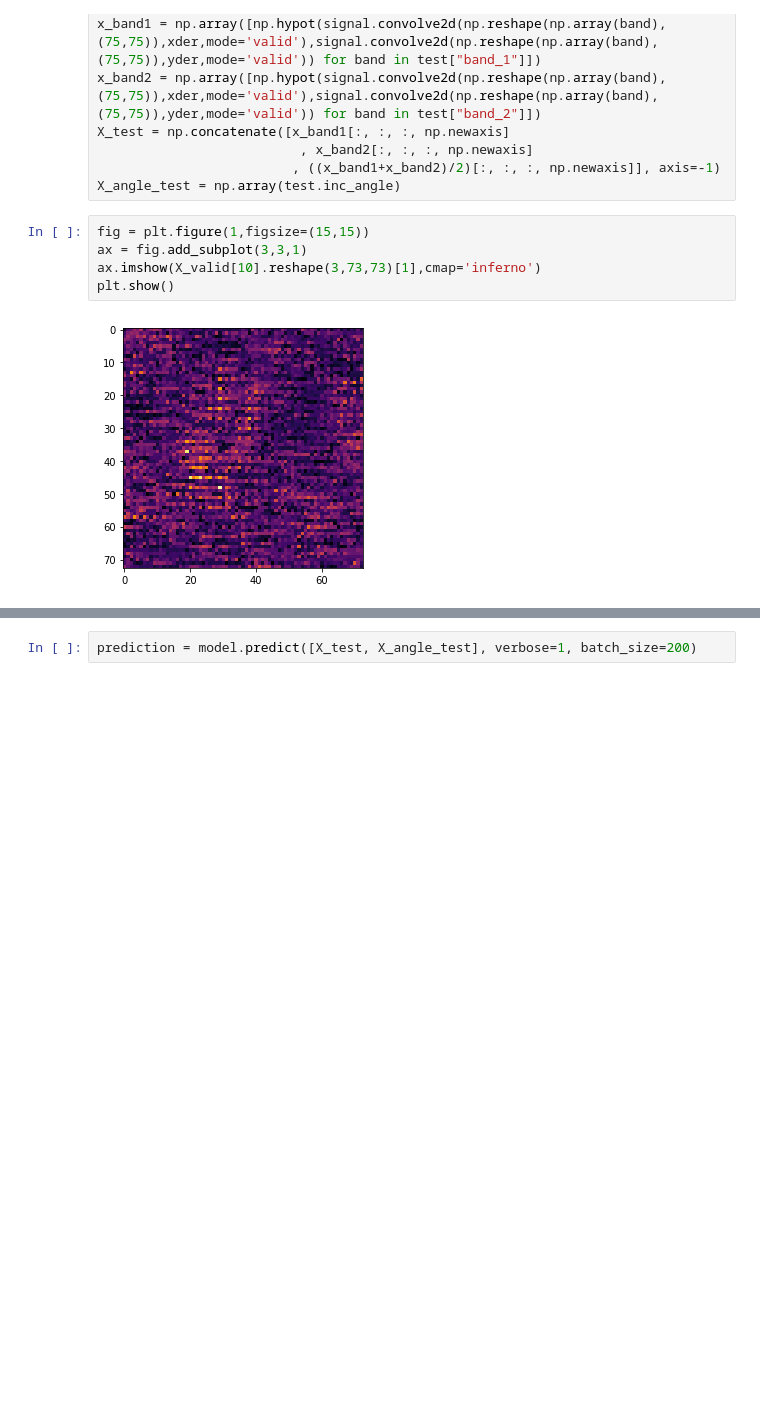
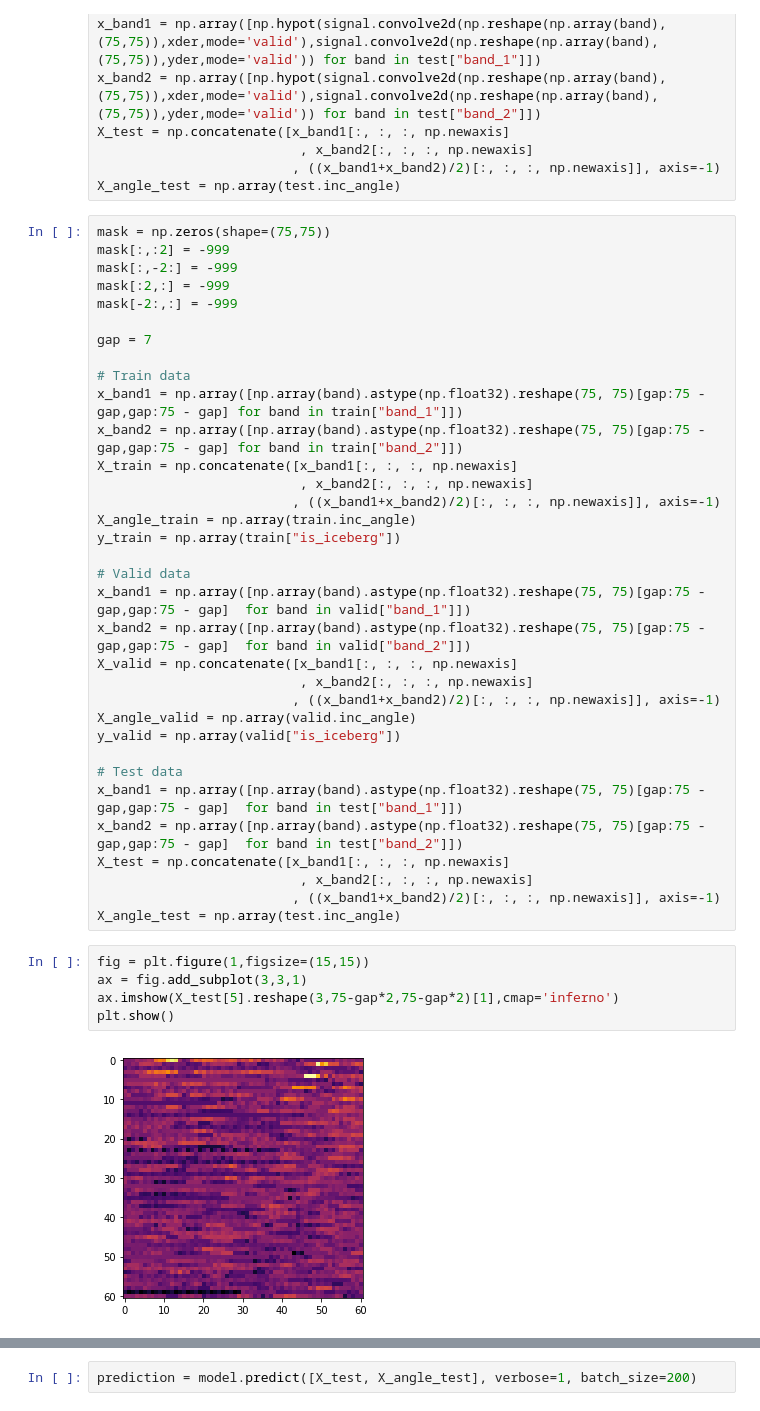
Before and after one commit to yoavtalmi/statoil, a Jupyter notebook: pre_process.ipynb, the cells around one changed output, grey strips where cells are left out. Drawn from its saved outputs; the diff is of its cells as text; blank space fills up the shorter version.

```diff
--- a/pre_process.ipynb
+++ b/pre_process.ipynb
@@ -82,13 +82,47 @@ X_test = np.concatenate([x_band1[:, :, :, np.newaxis]
                           , x_band2[:, :, :, np.newaxis]
                          , ((x_band1+x_band2)/2)[:, :, :, np.newaxis]], axis=-1)
 X_angle_test = np.array(test.inc_angle)
+# %%
+mask = np.zeros(shape=(75,75))
+mask[:,:2] = -999
+mask[:,-2:] = -999
+mask[:2,:] = -999
+mask[-2:,:] = -999
+
+gap = 7
+
+# Train data
+x_band1 = np.array([np.array(band).astype(np.float32).reshape(75, 75)[gap:75 - gap,gap:75 - gap] for band in train["band_1"]])
+x_band2 = np.array([np.array(band).astype(np.float32).reshape(75, 75)[gap:75 - gap,gap:75 - gap] for band in train["band_2"]])
+X_train = np.concatenate([x_band1[:, :, :, np.newaxis]
+                          , x_band2[:, :, :, np.newaxis]
+                         , ((x_band1+x_band2)/2)[:, :, :, np.newaxis]], axis=-1)
+X_angle_train = np.array(train.inc_angle)
+y_train = np.array(train["is_iceberg"])
+
+# Valid data
+x_band1 = np.array([np.array(band).astype(np.float32).reshape(75, 75)[gap:75 - gap,gap:75 - gap]  for band in valid["band_1"]])
+x_band2 = np.array([np.array(band).astype(np.float32).reshape(75, 75)[gap:75 - gap,gap:75 - gap]  for band in valid["band_2"]])
+X_valid = np.concatenate([x_band1[:, :, :, np.newaxis]
+                          , x_band2[:, :, :, np.newaxis]
+                         , ((x_band1+x_band2)/2)[:, :, :, np.newaxis]], axis=-1)
+X_angle_valid = np.array(valid.inc_angle)
+y_valid = np.array(valid["is_iceberg"])
+
+# Test data
+x_band1 = np.array([np.array(band).astype(np.float32).reshape(75, 75)[gap:75 - gap,gap:75 - gap]  for band in test["band_1"]])
+x_band2 = np.array([np.array(band).astype(np.float32).reshape(75, 75)[gap:75 - gap,gap:75 - gap]  for band in test["band_2"]])
+X_test = np.concatenate([x_band1[:, :, :, np.newaxis]
+                          , x_band2[:, :, :, np.newaxis]
+                         , ((x_band1+x_band2)/2)[:, :, :, np.newaxis]], axis=-1)
+X_angle_test = np.array(test.inc_angle)
 # %%
 fig = plt.figure(1,figsize=(15,15))
 ax = fig.add_subplot(3,3,1)
-ax.imshow(X_valid[10].reshape(3,73,73)[1],cmap='inferno')
+ax.imshow(X_test[5].reshape(3,75-gap*2,75-gap*2)[1],cmap='inferno')
 plt.show()
 # %% [output]
-[figure, old version]
+[figure, new version]
 # %%
 from matplotlib import pyplot
 from keras.preprocessing.image import ImageDataGenerator
```
Also changed, not shown: parts of 5 cells of this notebook, 7 other files.
